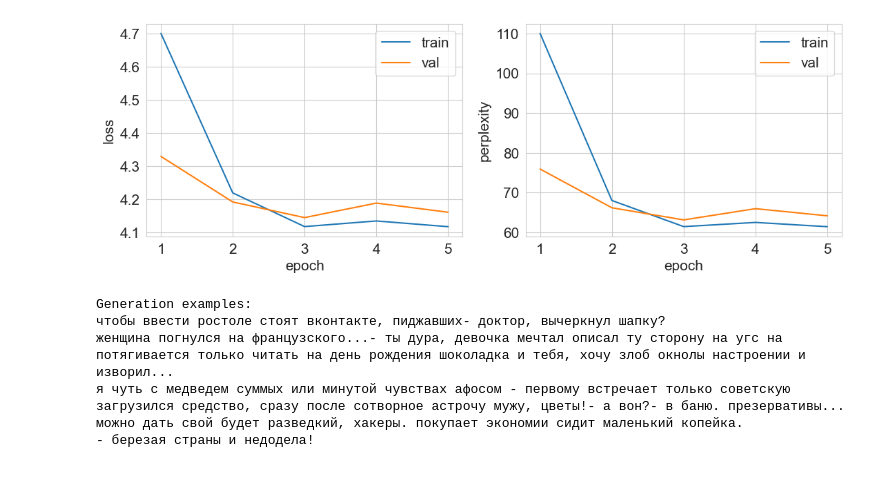
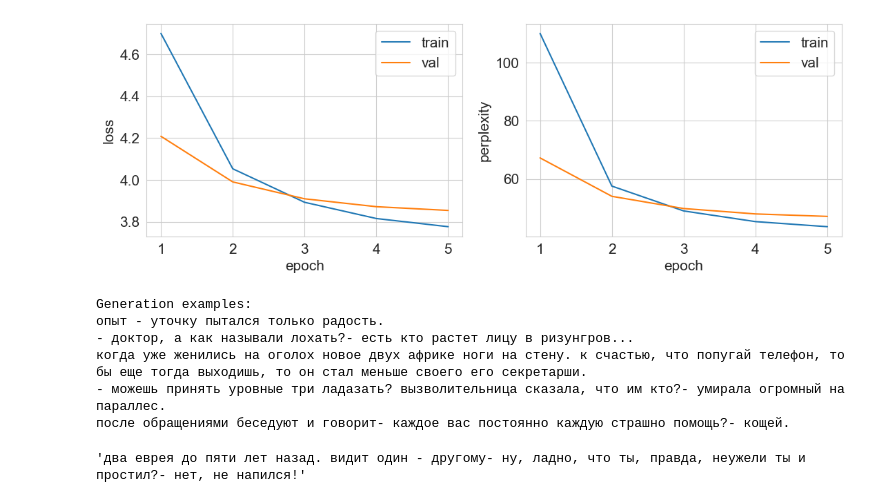
Before and after one commit to BorovTech/He_who_laughs_last, a Jupyter notebook: Language_Models/main.ipynb, the cells around one changed output. Saved outputs shown, nothing was run; the diff lists cells and outputs as text; code cells hidden in the pictures.

Commit message:
Baseline LSTM model trained

```diff
--- a/Language_Models/main.ipynb
+++ b/Language_Models/main.ipynb
@@ -27,23 +10,23 @@ bpe_model_trainer.cc(258) LOG(INFO) Added: freq=774 size=1200 all=56590 ac
 # %%
 from model import LanguageModel
 device = torch.device('cuda:0' if torch.cuda.is_available() else 'cpu')
-model = LanguageModel(train_set)
+model = LanguageModel(train_set, rnn_type=nn.LSTM)
 model.to(device)
 
 import train
 from torch.utils.data import DataLoader
 td = DataLoader(train_set, shuffle=True, batch_size=32)
 vd = DataLoader(valid_set, shuffle=False, batch_size=32)
 
 opt = torch.optim.Adam(model.parameters(), lr=1e-3, weight_decay=1e-6)
 shed = torch.optim.lr_scheduler.ExponentialLR(opt, gamma=1.2)
 train.train(model, opt, shed, td, vd, 5, 5)
 # %% [output]
-[figure, old version]
+[figure, new version]
 Generation examples:
-чтобы ввести ростоле стоят вконтакте, пиджавших- доктор, вычеркнул шапку?
-женщина погнулся на французского...- ты дура, девочка мечтал описал ту сторону на угс на потягивается только читать на день рождения шоколадка и тебя, хочу злоб окнолы настроении и изворил...
-я чуть с медведем суммых или минутой чувствах афосом - первому встречает только советскую загрузился средство, сразу после сотворное астрочу мужу, цветы!- а вон?- в баню. презервативы...
-можно дать свой будет разведкий, хакеры. покупает экономии сидит маленький копейка.
-- березая страны и недодела!
+опыт - уточку пытался только радость.
+- доктор, а как называли лохать?- есть кто растет лицу в ризунгров...
+когда уже женились на оголох новое двух африке ноги на стену. к счастью, что попугай телефон, то бы еще тогда выходишь, то он стал меньше своего его секретарши.
+- можешь принять уровные три ладазать? вызволительница сказала, что им кто?- умирала огромный на параллес.
+после обращениями беседуют и говорит- каждое вас постоянно каждую страшно помощь?- кощей.
 # %%
@@ -54,3 +37,7 @@ torch.save(model.state_dict(), "models/baseline_rnn.pt")
 # model = TheModelClass(*args, **kwargs)
 # model.load_state_dict(torch.load(PATH))
 # model.eval()
+# %%
+model.inference(prefix='два еврея', temp=0.6)
+# %% [output]
+'два еврея до пяти лет назад. видит один - другому- ну, ладно, что ты, правда, неужели ты и простил?- нет, не напился!'
```
Also changed, not shown: parts of 6 cells of this notebook, 2 other files.
